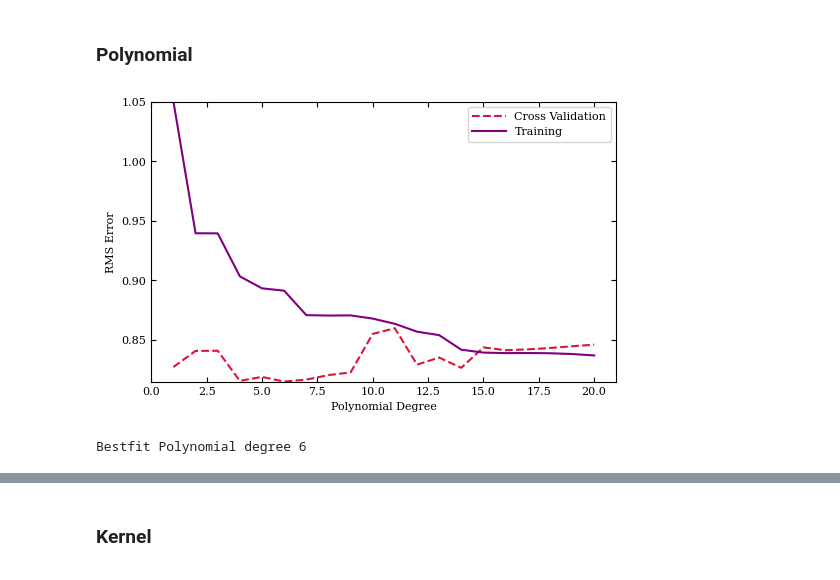
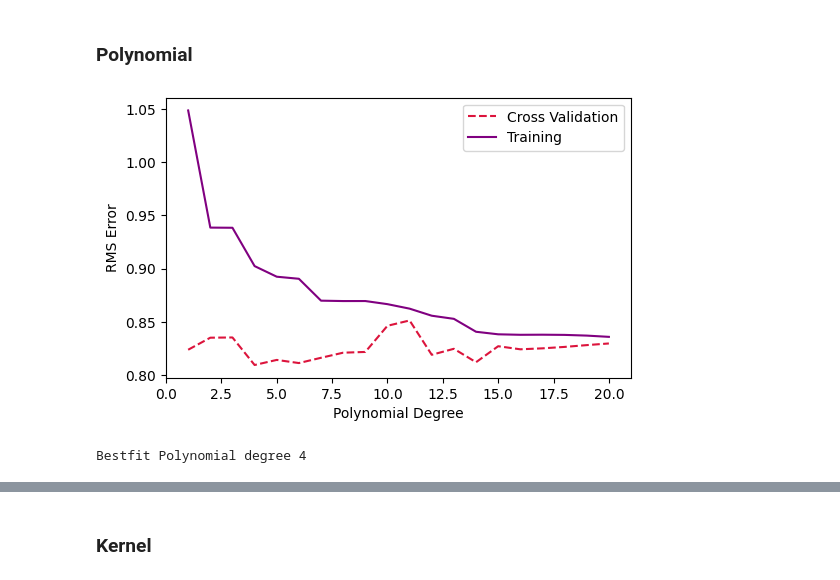
Before and after one commit to matteobosco0203/astrostatistics_bicocca_2026, a Jupyter notebook: working/L17 L18 - SN.ipynb, the cells around one changed output, grey strips where cells are left out. Saved outputs shown, nothing was run; the diff lists cells and outputs as text; code cells hidden in the pictures.

```diff
--- a/working/L17 L18 - SN.ipynb
+++ b/working/L17 L18 - SN.ipynb
@@ -163,32 +163,32 @@ plt.title("Bestfit");
 # %%
 fig = plt.figure(figsize=(6, 8))
 
 degrees=[1,2,3,4,5,6,7,8,9,10,11,12,13,14,15,16,17,18,19,20]
 training_err=np.zeros(len(degrees))
 crossval_err=np.zeros(len(degrees))
 for i in range(len(degrees)):
     d=degrees[i]
     model = PolynomialRegression(d)
-    model.fit(Xtrain, ytrain, y_error=ytrain)
+    model.fit(Xtrain, ytrain, y_error=dytrain)
     training_err[i] =np.sqrt( np.sum(( ytrain - model.predict(Xtrain))**2) / len(Xtrain) )
     crossval_err[i] =np.sqrt( np.sum(( ycv - model.predict(Xcv))**2) / len(Xcv) )
 
 ax = fig.add_subplot(211)
 ax.plot(degrees, crossval_err, '--', c="crimson", label='Cross Validation')
 ax.plot(degrees, training_err, '-', c="purple", label='Training')
 
 ax.set_xlim(0, 21)
 
 ax.set_xlabel('Polynomial Degree')
 ax.set_ylabel('RMS Error')
 ax.legend(loc="upper right");
 # %% [output]
-[figure, old version]
+[figure, new version]
 # %%
 best=degrees[np.argmin(crossval_err)]
 print("Bestfit Polynomial degree", best)
 # %% [output]
-Bestfit Polynomial degree 6
+Bestfit Polynomial degree 4
 # %%
 scaler = StandardScaler()
 Xscaled = scaler.fit_transform(X)
```
Also changed, not shown: parts of 29 cells of this notebook, 3 other files.
